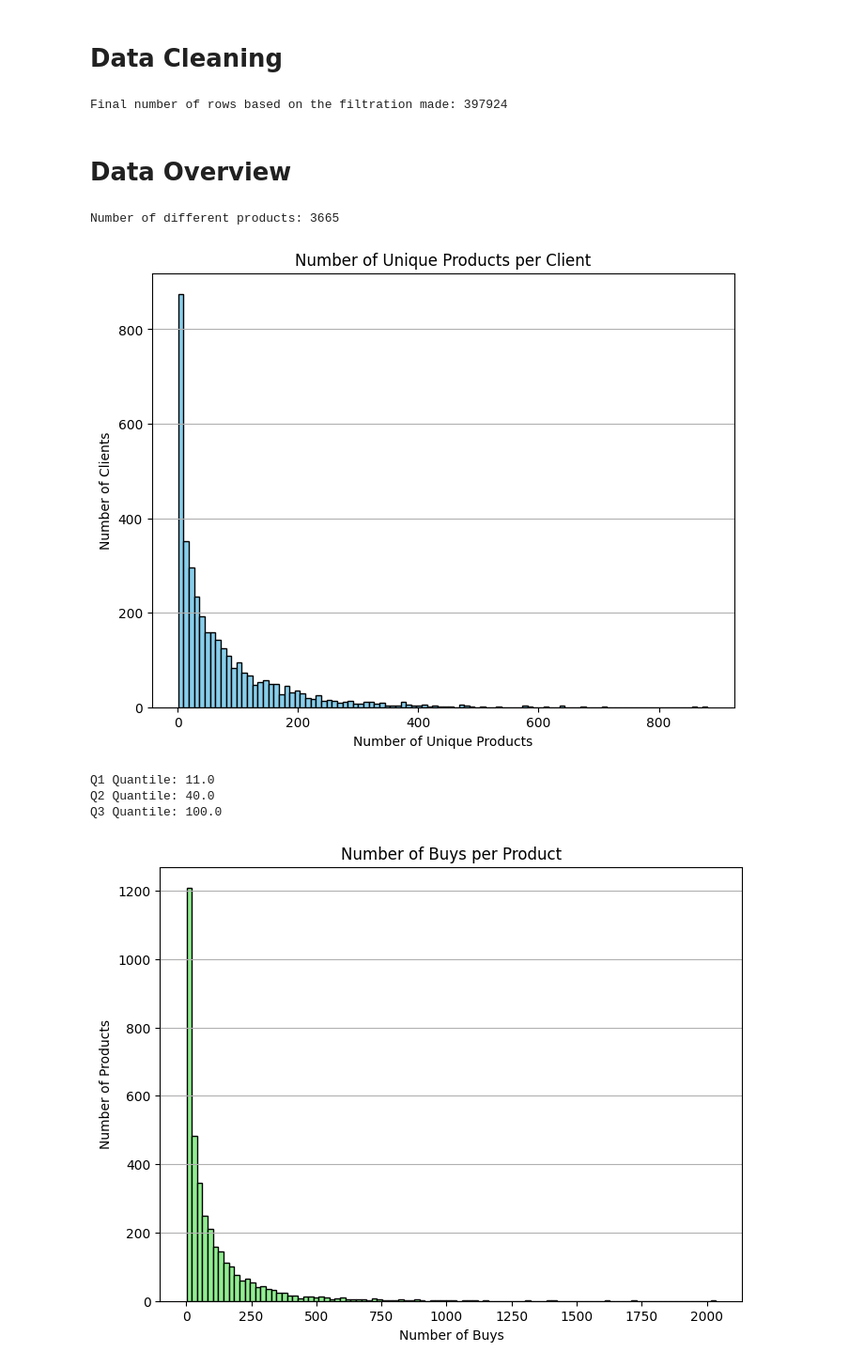
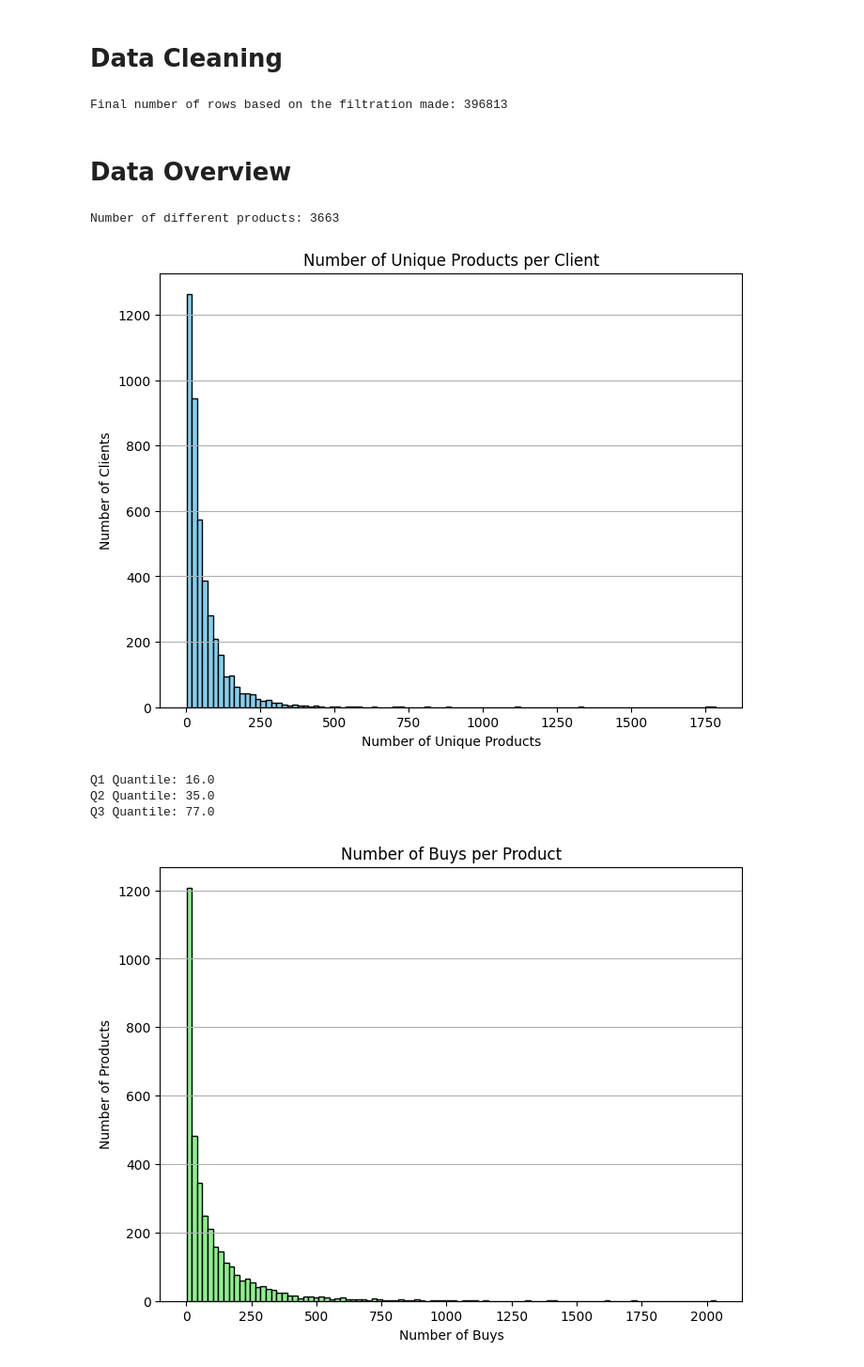
Before and after one commit to DEISI-ULHT-TFC-2023-24/TFC-DEISEI64-E-Commerce, a Jupyter notebook: Queries.ipynb, the cells around one changed output. Shown at 94% size. Cells and saved outputs as stored; diff of their text form; code cells hidden in the pictures.

Commit message:
Added another filter in Data Cleaning, corrected a problem related to a graphic, changed a quantile used in Data Sampling and corrected a problem with duplicated pairs in Product-Product relation

```diff
--- a/Queries.ipynb
+++ b/Queries.ipynb
@@ -64,44 +64,48 @@ Rate of purchased with no CustomerID: 24.926694334288598
 # %% [markdown]
 # Data Cleaning
 # %%
-#----------------- Filtering the DataFrame -----------------#
+#----------------- Filtering the Dataset -----------------#
 
-# Filter the DataFrame where 'Quantity' needs to be greater than 0 (531285) and CustomerID not null (406829)
-filtered_data_quantity = datasetRetail[(datasetRetail['Quantity'] > 0) & (~datasetRetail['CustomerID'].isna())]
-print(f'Final number of rows based on the filtration made: {len(filtered_data_quantity)}') #397924
+# Filter the Dataset where 'Quantity' needs to be greater than 0 (531285) and CustomerID not null (406829).
+filtered_data_quantity = datasetRetail[(datasetRetail['Quantity'] > 0) & (~datasetRetail['CustomerID'].isna())] #397924
+
+# It also filters the Dataset where 'StockCode' can't be BANK CHARGES and POST. These refer to expenses and not products.
+filtered_data_stockcode = filtered_data_quantity[~((filtered_data_quantity['StockCode'] == "BANK CHARGES") | (filtered_data_quantity['StockCode'] == "POST"))]
+
+print(f'Final number of rows based on the filtration made: {len(filtered_data_stockcode)}') #396813
 # %% [output]
-Final number of rows based on the filtration made: 397924
+Final number of rows based on the filtration made: 396813
 # %% [markdown]
 # Data Overview
 # %%
 #----------------- Distinct Product Count  -----------------#
 
 # Check if any rows satisfy the condition
-if not filtered_data_quantity.empty:
-    category_counts_stockcode = filtered_data_quantity['StockCode'].value_counts()
+if not filtered_data_stockcode.empty:
+    category_counts_stockcode = filtered_data_stockcode['StockCode'].value_counts()
     print(f'Number of different products: {len(category_counts_stockcode)}') #3665
 # %% [output]
-Number of different products: 3665
+Number of different products: 3663
 # %%
-unique_products_per_client = filtered_data_quantity.groupby('StockCode')['CustomerID'].nunique()
+unique_products_per_client = filtered_data_stockcode.groupby('CustomerID')['StockCode'].nunique()
 
 # Create a histogram
 plt.figure(figsize=(8, 6))
 plt.hist(unique_products_per_client, bins=100, color='skyblue', edgecolor='black')
 plt.title('Number of Unique Products per Client')
 plt.xlabel('Number of Unique Products')
 plt.ylabel('Number of Clients')
 plt.grid(axis='y')
 plt.show()
 
 # Calculate quantis (25%,50%,75%)
 print(f'Q1 Quantile: {np.quantile(unique_products_per_client, .25)}')
 print(f'Q2 Quantile: {np.quantile(unique_products_per_client, .50)}')
 print(f'Q3 Quantile: {np.quantile(unique_products_per_client, .75)}')
 # %% [output]
-[figure, old version]
+[figure, new version]
-Q1 Quantile: 11.0
-Q2 Quantile: 40.0
-Q3 Quantile: 100.0
+Q1 Quantile: 16.0
+Q2 Quantile: 35.0
+Q3 Quantile: 77.0
 # %%
 # Count the number of purchases for each product
```
Also changed, not shown: parts of 12 cells of this notebook, 2 other files.
